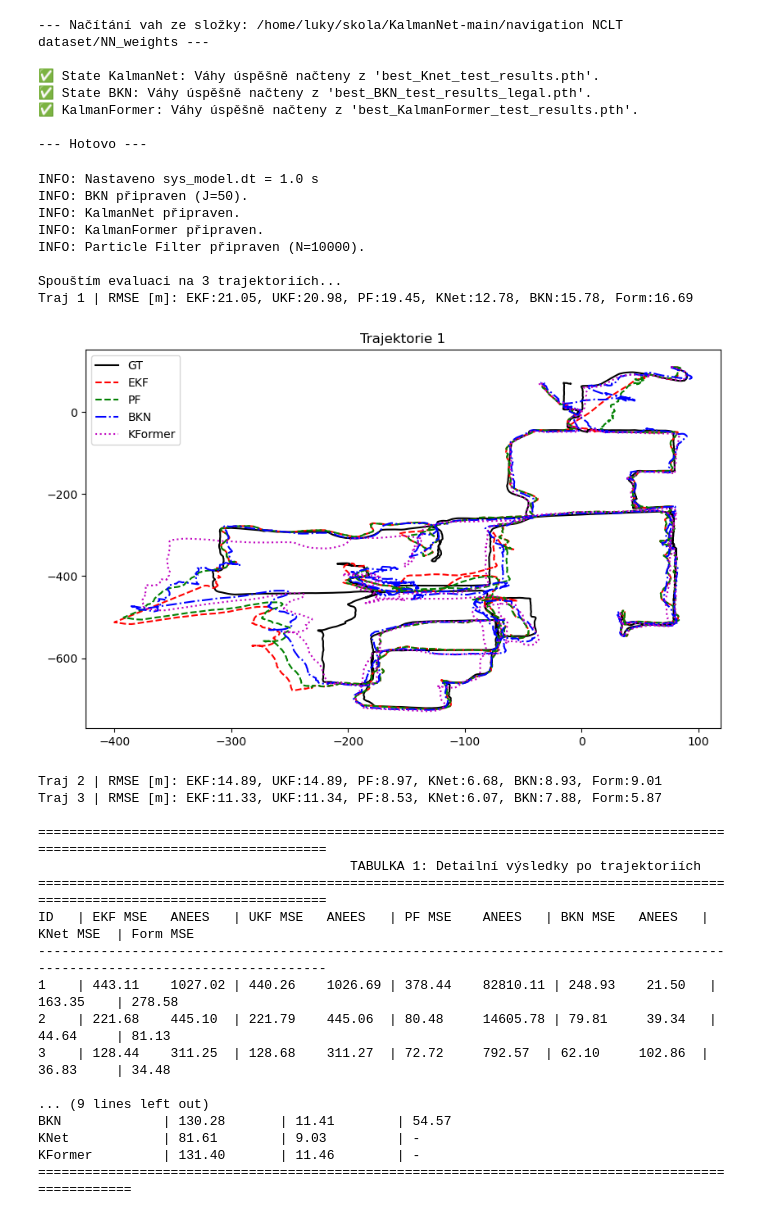
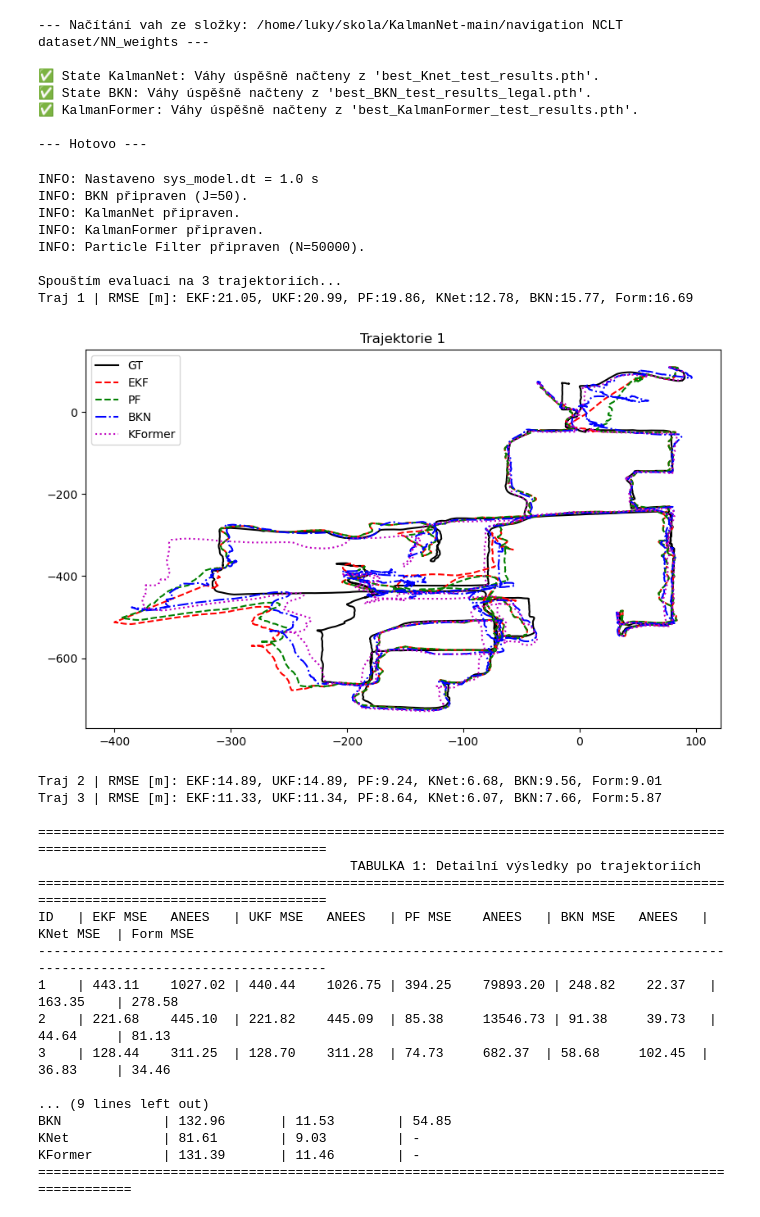
Before and after one commit to Lukas-Kozel/KalmanNet-for-state-estimation, a Jupyter notebook: navigation NCLT dataset/full_comparison_complex_navigation_sensor_fusion.ipynb, the cells around one changed output. Cells and saved outputs as stored; diff of their text form; code cells hidden in the pictures.

```diff
--- a/navigation NCLT dataset/full_comparison_complex_navigation_sensor_fusion.ipynb
+++ b/navigation NCLT dataset/full_comparison_complex_navigation_sensor_fusion.ipynb
@@ -336,7 +333,7 @@ import torch
 # 1. NASTAVENÍ NÁZVŮ SOUBORŮ (Manuální vstup)
 # ==========================================
 # Složka, kde jsou váhy uloženy
-WEIGHTS_DIR = 'NN_weights'
+WEIGHTS_DIR = 'NN_weights/complex'
 
 # Zde doplň přesné názvy souborů .pth
 # KNET_FILENAME = 'best_Knet_test_results.pth'                                          # Příklad
@@ -414,7 +411,7 @@ import sys
 # ==============================================================================
 DT_SEC = 1.0
 J_SAMPLES = 50  # Počet vzorků pro BKN (MC Dropout)
-NUM_PARTICLES = 10000 # Počet částic pro PF
+NUM_PARTICLES = 50000 # Počet částic pro PF
 
 if hasattr(sys_model, 'dt'):
     sys_model.dt = DT_SEC
@@ -504,7 +501,10 @@ for i, traj in enumerate(test_data_raw):
     imu_raw = traj['imu'].float().to(DEVICE)
     odo_raw = traj['filtered_wheel'].float().to(DEVICE)
     T_len = gt_raw.shape[0]
-
+    if 'gps' in traj:
+        gps_raw_metric = traj['gps'].float().to(DEVICE)
+    else:
+        gps_raw_metric = gps_filtered # Fallback
     # Input vector [v_left, v_right, ax, ay] -> nebo jak je definováno v modelu
     u_full = torch.stack((
         torch.nan_to_num(odo_raw[:, 0], nan=0.0),
@@ -628,10 +628,12 @@ for i, traj in enumerate(test_data_raw):
     mse_form, _        = calc_metrics('KFormer', x_former, None)
 
     # GPS Metriky
-    valid_mask = ~torch.isnan(gps_filtered[:, 0])
-    mse_gps = F.mse_loss(gps_filtered[valid_mask], x_true[valid_mask, :2]).item() if valid_mask.sum() > 0 else np.nan
+    # valid_mask = ~torch.isnan(gps_filtered[:, 0])
+    # mse_gps = F.mse_loss(gps_filtered[valid_mask], x_true[valid_mask, :2]).item() if valid_mask.sum() > 0 else np.nan
+    # metrics_storage['GPS']['MSE'].append(mse_gps)
+
+    mse_gps = F.mse_loss(gps_raw_metric[:, :2], x_true[:, :2]).item()
     metrics_storage['GPS']['MSE'].append(mse_gps)
-
     # --------------------------------------------------------------------------
     # D. VÝPIS PO TRAJEKTORII
     # --------------------------------------------------------------------------
@@ -678,50 +680,50 @@ for i in range(n_traj):
     print(row_str)
 
 # --- TABULKA 2: PRŮMĚRNÉ VÝSLEDKY ---
 print("\n" + "="*100)
 print(f"{'TABULKA 2: Souhrnné průměrné výsledky (Mean across trajectories)':^100}")
 print("="*100)
 print(f"{'Metoda':<15} | {'MSE (avg)':<12} | {'RMSE (avg)':<12} | {'ANEES (avg)':<12}")
 print("-" * 100)
 
 for model_name in ['GPS', 'EKF', 'UKF', 'PF', 'BKN', 'KNet', 'KFormer']:
     mse_list = metrics_storage[model_name]['MSE']
     anees_list = metrics_storage[model_name]['ANEES']
 
     # Výpočet průměrů (ignorování NaN)
     mean_mse = np.nanmean(mse_list)
     mean_rmse = np.sqrt(mean_mse) # RMSE počítáme jako odmocninu průměrného MSE
     mean_anees = np.nanmean(anees_list)
 
     anees_str = f"{mean_anees:.2f}" if not np.isnan(mean_anees) else "-"
 
     print(f"{model_name:<15} | {mean_mse:<12.2f} | {mean_rmse:<12.2f} | {anees_str:<12}")
 
 print("="*100)
 # %% [output]
 INFO: Nastaveno sys_model.dt = 1.0 s
 INFO: BKN připraven (J=50).
 INFO: KalmanNet připraven.
 INFO: KalmanFormer připraven.
-INFO: Particle Filter připraven (N=10000).
+INFO: Particle Filter připraven (N=50000).
 
 Spouštím evaluaci na 3 trajektoriích...
-Traj 1 | RMSE [m]: EKF:21.05, UKF:20.98, PF:19.45, KNet:12.78, BKN:15.78, Form:16.69
+Traj 1 | RMSE [m]: EKF:21.05, UKF:20.99, PF:19.86, KNet:12.78, BKN:15.77, Form:16.69
-[figure, old version]
+[figure, new version]
-Traj 2 | RMSE [m]: EKF:14.89, UKF:14.89, PF:8.97, KNet:6.68, BKN:8.93, Form:9.01
-Traj 3 | RMSE [m]: EKF:11.33, UKF:11.34, PF:8.53, KNet:6.07, BKN:7.88, Form:5.87
+Traj 2 | RMSE [m]: EKF:14.89, UKF:14.89, PF:9.24, KNet:6.68, BKN:9.56, Form:9.01
+Traj 3 | RMSE [m]: EKF:11.33, UKF:11.34, PF:8.64, KNet:6.07, BKN:7.66, Form:5.87
 
 =============================================================================================================================
                                         TABULKA 1: Detailní výsledky po trajektoriích
 =============================================================================================================================
 ID   | EKF MSE   ANEES   | UKF MSE   ANEES   | PF MSE    ANEES   | BKN MSE   ANEES   | KNet MSE  | Form MSE
 -----------------------------------------------------------------------------------------------------------------------------
-1    | 443.11    1027.02 | 440.26    1026.69 | 378.44    82810.11 | 248.93    21.50   | 163.35    | 278.58
-2    | 221.68    445.10  | 221.79    445.06  | 80.48     14605.78 | 79.81     39.34   | 44.64     | 81.13
-3    | 128.44    311.25  | 128.68    311.27  | 72.72     792.57  | 62.10     102.86  | 36.83     | 34.48
+1    | 443.11    1027.02 | 440.44    1026.75 | 394.25    79893.20 | 248.82    22.37   | 163.35    | 278.58
+2    | 221.68    445.10  | 221.82    445.09  | 85.38     13546.73 | 91.38     39.73   | 44.64     | 81.13
+3    | 128.44    311.25  | 128.70    311.28  | 74.73     682.37  | 58.68     102.45  | 36.83     | 34.46
 
 ... (9 lines left out)
-BKN             | 130.28       | 11.41        | 54.57
+BKN             | 132.96       | 11.53        | 54.85
 KNet            | 81.61        | 9.03         | -
-KFormer         | 131.40       | 11.46        | -
+KFormer         | 131.39       | 11.46        | -
 ====================================================================================================
```
Also changed, not shown: parts of 4 cells of this notebook.
